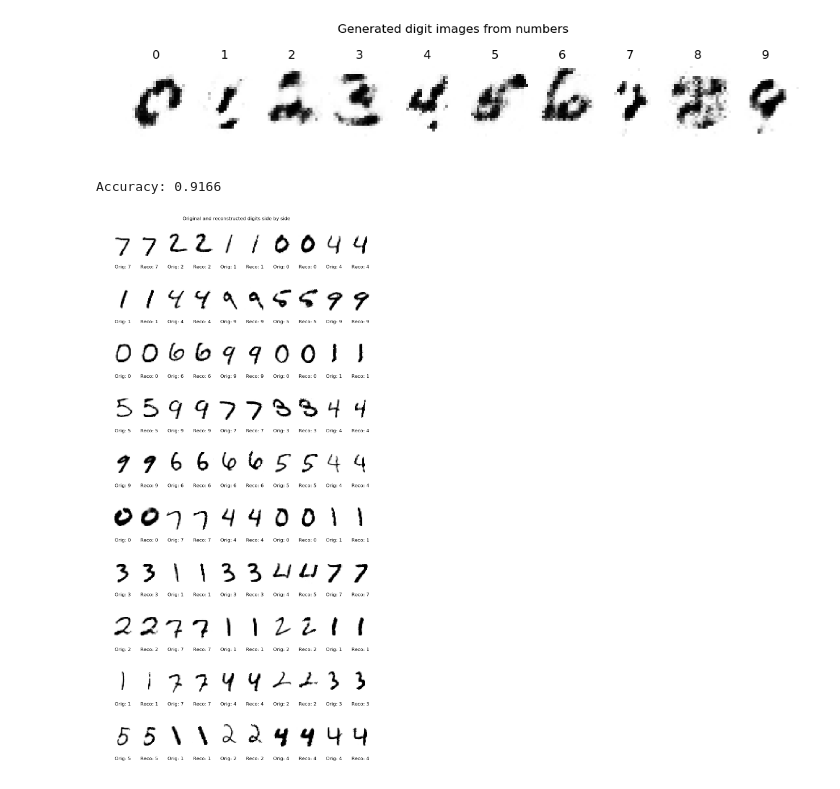
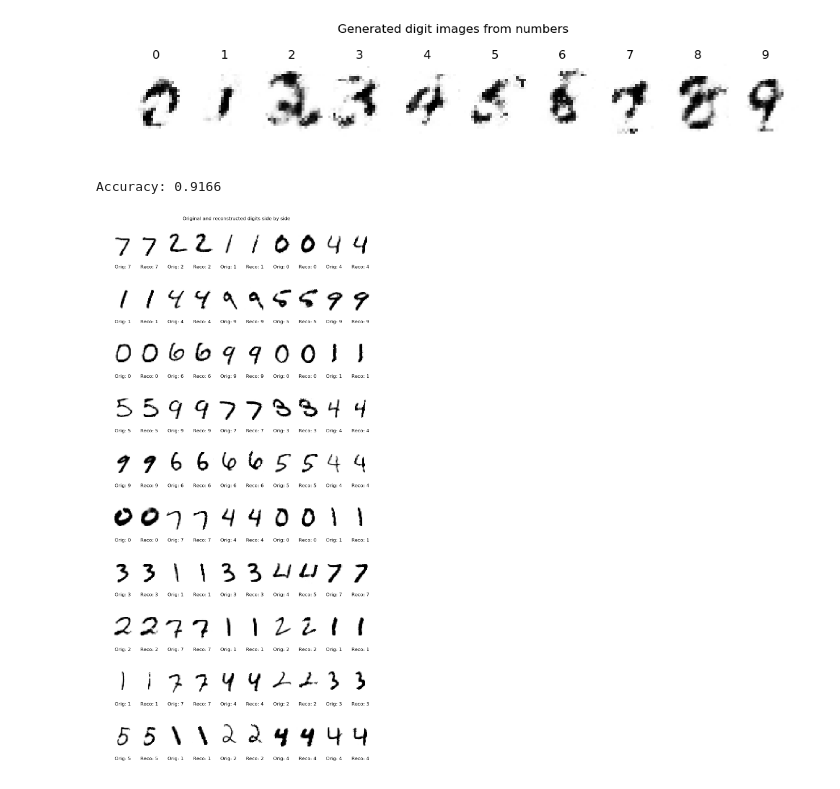
Before and after one commit to 2015xli/RBM, a Jupyter notebook: classification-generation.ipynb, the cells around one changed output. Saved outputs shown, nothing was run; the diff lists cells and outputs as text; code cells hidden in the pictures.

Commit message:
check in model

```diff
--- a/classification-generation.ipynb
+++ b/classification-generation.ipynb
@@ -100,10 +100,10 @@ from mpl_toolkits.axes_grid1 import Grid
 import math
 
 class MNIST_RBM_CLASSIFY:
-    def __init__(self, n_h, load_file=None, folder="../convolution-network"):
+    def __init__(self, n_h, n_d=1, load_file=None, folder="../convolution-network"):
         self.rbm_done = False
         d = 28
-        n_x = d*d; n_k = 10; n_d = 1
+        n_x = d*d; n_k=10
 
         #set_trace()
         if load_file is None:
@@ -215,15 +215,15 @@ class MNIST_RBM_CLASSIFY:
 # %%
 mnist = None
 if __name__ == "__main__" and '__file__' not in globals():
     np.seterr(all='raise')
     plt.close('all')
-    mnist = MNIST_RBM_CLASSIFY(None, load_file="trained_models/mnist_rbm_classify.epochs10.(784+10)x85")
-    #mnist = MNIST_RBM_CLASSIFY(n_h=28*3+1)
-    mnist.train(train_size=-1, n_epoch=100, batch_size=10, learning=0.1)
+    mnist = MNIST_RBM_CLASSIFY(None, n_d=2, load_file="trained_models/mnist_rbm_classify.epochs10.(784+20)x85")
+    #mnist = MNIST_RBM_CLASSIFY(n_h=28*3+1, n_d=2)
+    mnist.train(train_size=-1, n_epoch=10, batch_size=10, learning=0.1)
     mnist.generate(20,50,8)  #mnist_rbm_classify.epochs10.(784+10)x85
     #mnist.classify()
 # %% [output]
-[figure, old version]
+[figure, new version]
 # %%
 mnist = None
 if __name__ == "__main__" and '__file__' not in globals():
```
